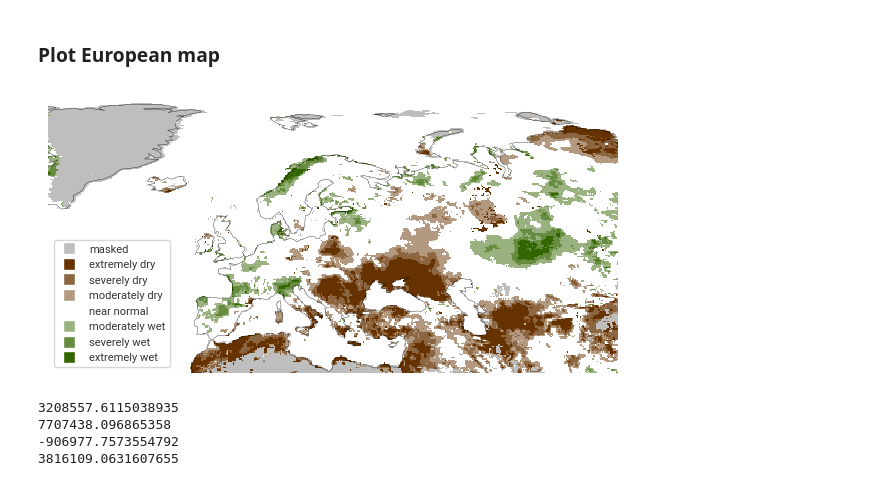
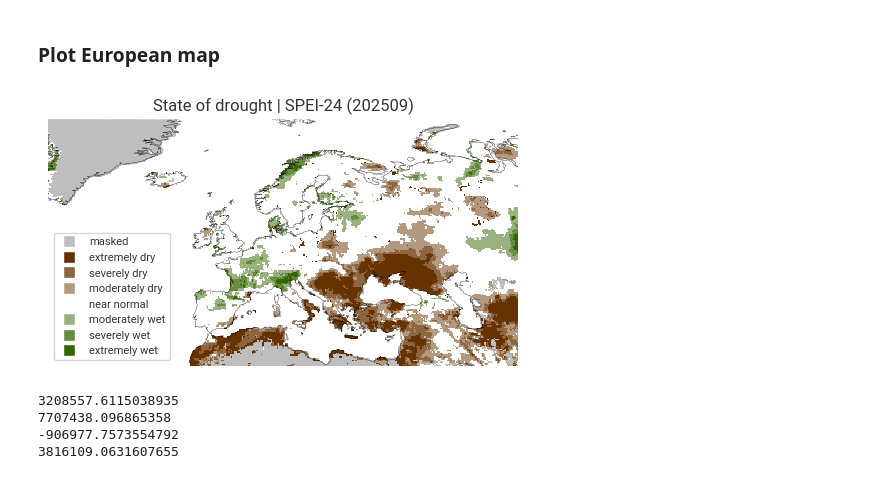
Before and after one commit to jkeune/drought-on-demand, a Jupyter notebook: Update_global_snapshot.ipynb, the cells around one changed output. Drawn from its saved outputs; the diff is of its cells as text; code cells hidden in the pictures.

```diff
--- a/Update_global_snapshot.ipynb
+++ b/Update_global_snapshot.ipynb
@@ -202,21 +202,21 @@ worldmap_drought(drought_2d_masked,
 # %%
 worldmap_drought(drought_2d_masked,
                  collist_hex = mycollisthex,
                  #levels = [-10000].append(mylevels),
                  #legnames = ["masked"].append(legnames),
                  levels = [-10000,-1000,-2,-1.5,-1,1,1.5,2,1000],
                  legnames = ["masked","extremely dry", "severely dry", "moderately dry", "near normal", "moderately wet", "severely wet", "extremely wet"],
                  plot_borders=False,
-                 myextent = [-130000, 80, 30, 82],
-                 figx=6, figy=4,
+                 myextent = [-130000, 60, 30, 72],# (x0, x1, y0, y1)
+                 figx=5, figy=4,
                  #myextent = [-906977, 70, 30, 72],
                  #figname = f"figures/{indicator}{window}_{yyyy}{str(mm).zfill(2)}_europe.pdf",
                  figname = f"figures/{indicator}{window}_{yyyy}{str(mm).zfill(2)}_europe.png",
                  latlines = [-30,30],
                  plot_latlines =False,
-                 mytitle       = "")
+                 mytitle       = f"State of drought | {indicator}-{window}")
 # %% [output]
-[figure, old version]
+[figure, new version]
 # %%
 # get Robinson lat/lon extent of Europe
 geodetic = ccrs.Geodetic()
```
Also changed, not shown: parts of 4 cells of this notebook.
